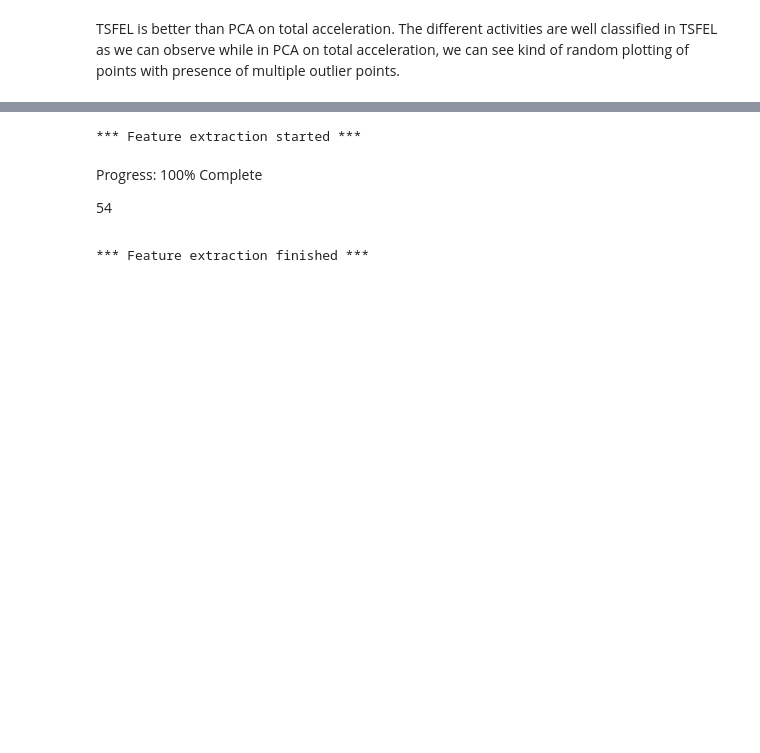
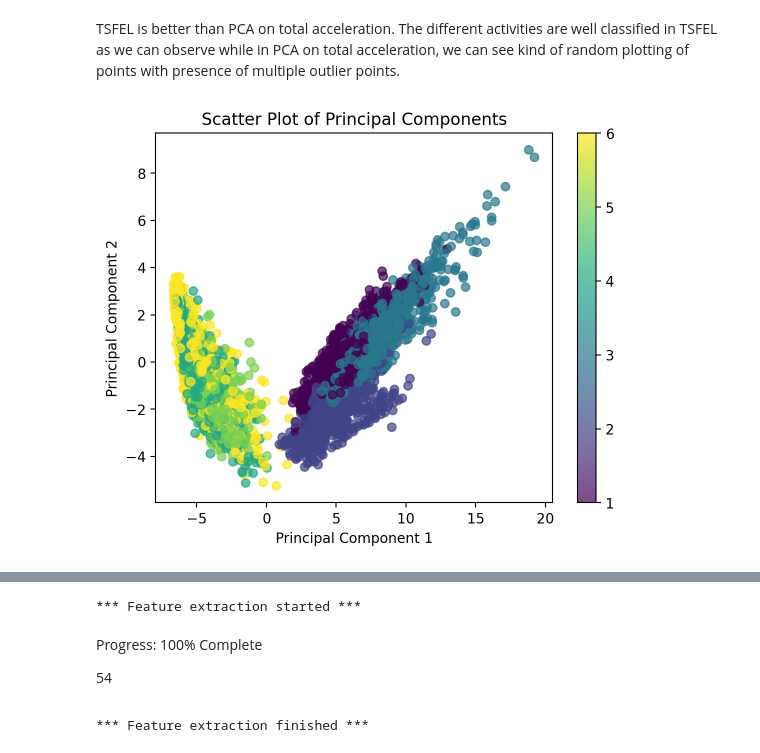
Before and after one commit to Reckadon/ES335-ML-Assignment-1, a Jupyter notebook: scratch_7.ipynb, the cells around one changed output, grey strips where cells are left out. Cells and saved outputs as stored; diff of their text form; code cells hidden in the pictures; blank space fills up the shorter version.

Commit message:
Adding raw dataset.

```diff
--- a/scratch_7.ipynb
+++ b/scratch_7.ipynb
@@ -139,6 +139,14 @@ for subject in np.unique(subject_test.values):
 print("Done Combining the testing data")
 print("Done Combining the data")
 
+x = pd.read_csv(os.path.join(train_path,"X_train.txt"), delim_whitespace=True, header=None)
+y = pd.read_csv(os.path.join(train_path,"y_train.txt"), delim_whitespace=True, header=None)
+featurel = pd.read_csv(os.path.join("./UCI HAR Dataset","features.txt"), delim_whitespace=True, header=None)
+# print(featurel)
+featurelist = list(featurel.loc[:,1])
+x.columns = featurelist
+print(x)
+
 # -=-=-=-=-=-=-=-=-=-=-=-=-=-=-=-=-=-=-=-=-=-=-=-=-=-=-=-=-=-=-=-=-=-=-=-=-=-=-=-=-=-=-=-=-=-=-=-=-=-=-=-=-=-=-=-=-=-=
 # %% [output]
 Done Combining the training data
@@ -328,5 +350,16 @@ Progress: 100% Complete
 # %% [markdown]
 TSFEL is better than PCA on total acceleration. The different activities are well classified in TSFEL as we can observe while in PCA on total acceleration, we can see kind of random plotting of points with presence of multiple outlier points.
+# %%
+xpcaraw = pca.fit_transform(x)
+scatteraw = plt.scatter(xpcaraw[:, 0],xpcaraw[:, 1],c=y,cmap='viridis',alpha=0.7)
+# print(xpca.size)
+plt.xlabel('Principal Component 1')
+plt.ylabel('Principal Component 2')
+plt.title('Scatter Plot of Principal Components')
+plt.colorbar(scatteraw)
+plt.show()
+# %% [output]
+[figure, added]
 # %%
 %%capture
 corr = features.corr()
```
Also changed, not shown: parts of 8 cells of this notebook.
